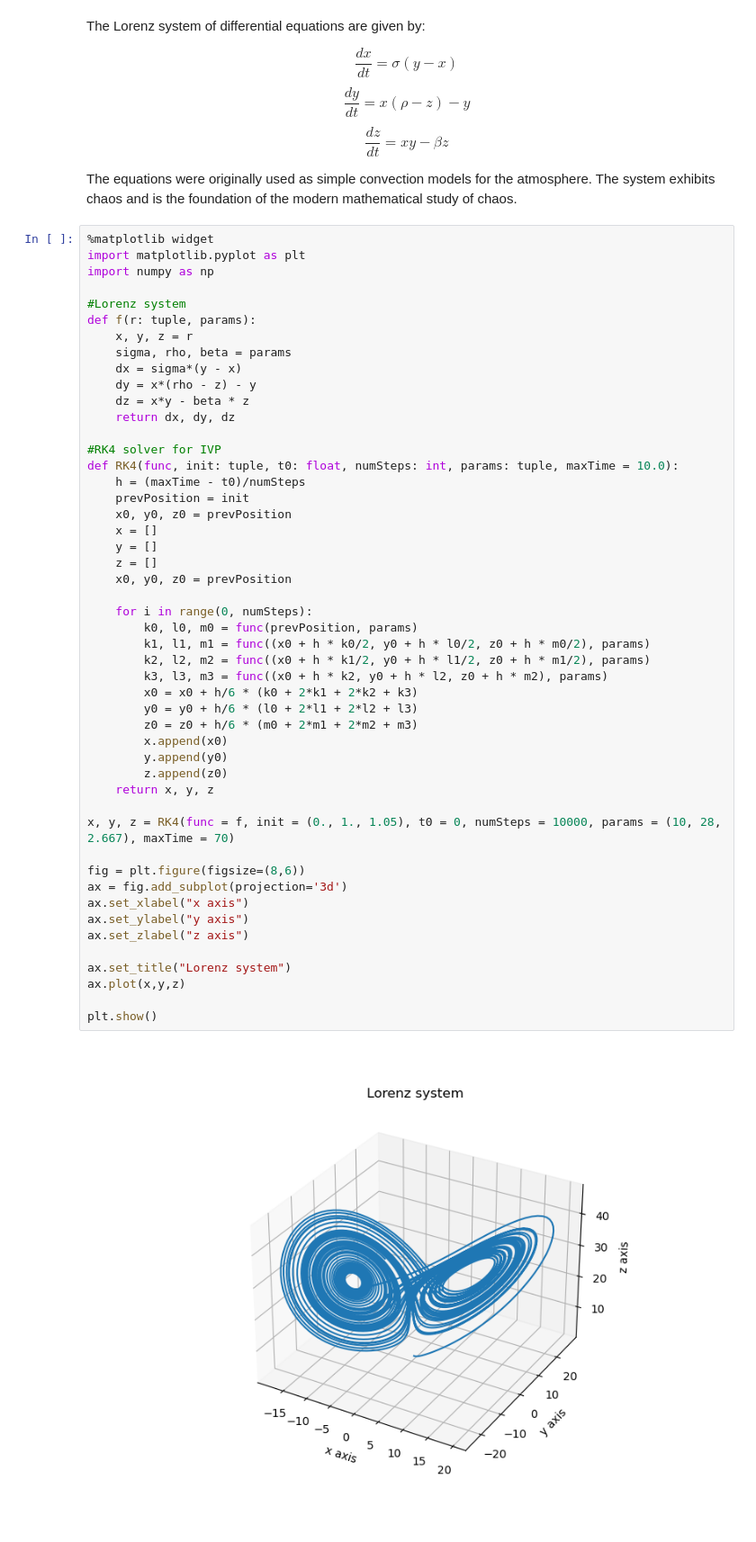
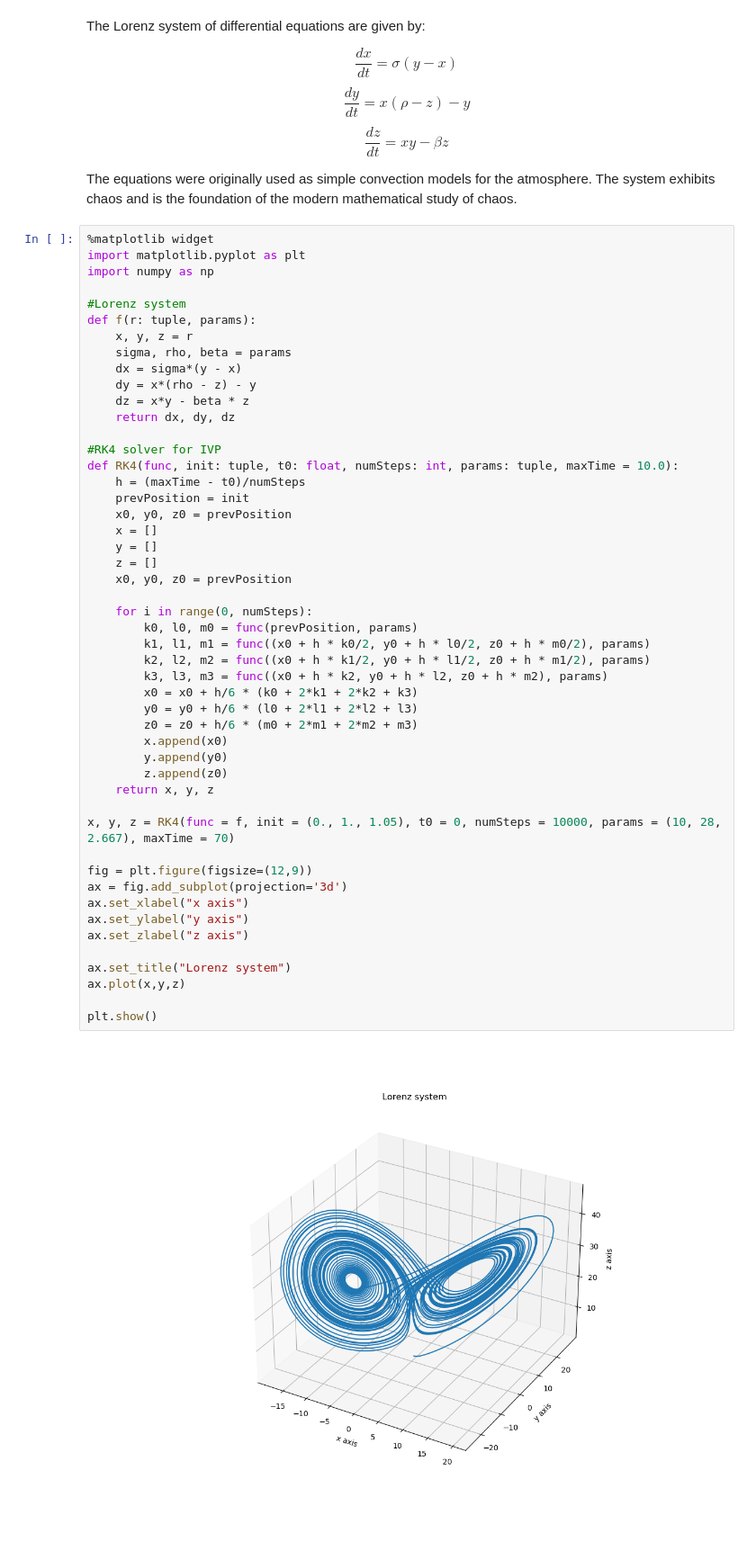
Before and after one commit to Rally0078/ComputationalPhysics, a Jupyter notebook: lorenz.ipynb, the cells around one changed output. Shown: that part at 90% size. Saved outputs shown, nothing was run; the diff lists cells and outputs as text.

Commit message:
modified figsize

```diff
--- a/lorenz.ipynb
+++ b/lorenz.ipynb
@@ -32,32 +32,32 @@ def RK4(func, init: tuple, t0: float, numSteps: int, params: tuple, maxTime = 10
     x = []
     y = []
     z = []
     x0, y0, z0 = prevPosition
 
     for i in range(0, numSteps):
         k0, l0, m0 = func(prevPosition, params)
         k1, l1, m1 = func((x0 + h * k0/2, y0 + h * l0/2, z0 + h * m0/2), params)
         k2, l2, m2 = func((x0 + h * k1/2, y0 + h * l1/2, z0 + h * m1/2), params)
         k3, l3, m3 = func((x0 + h * k2, y0 + h * l2, z0 + h * m2), params)
         x0 = x0 + h/6 * (k0 + 2*k1 + 2*k2 + k3)
         y0 = y0 + h/6 * (l0 + 2*l1 + 2*l2 + l3)
         z0 = z0 + h/6 * (m0 + 2*m1 + 2*m2 + m3)
         x.append(x0)
         y.append(y0)
         z.append(z0)
     return x, y, z
 
 x, y, z = RK4(func = f, init = (0., 1., 1.05), t0 = 0, numSteps = 10000, params = (10, 28, 2.667), maxTime = 70)
 
-fig = plt.figure(figsize=(8,6))
+fig = plt.figure(figsize=(12,9))
 ax = fig.add_subplot(projection='3d')
 ax.set_xlabel("x axis")
 ax.set_ylabel("y axis")
 ax.set_zlabel("z axis")
 
 ax.set_title("Lorenz system")
 ax.plot(x,y,z)
 
 plt.show()
 # %% [output]
-[figure, old version]
+[figure, new version]
```
